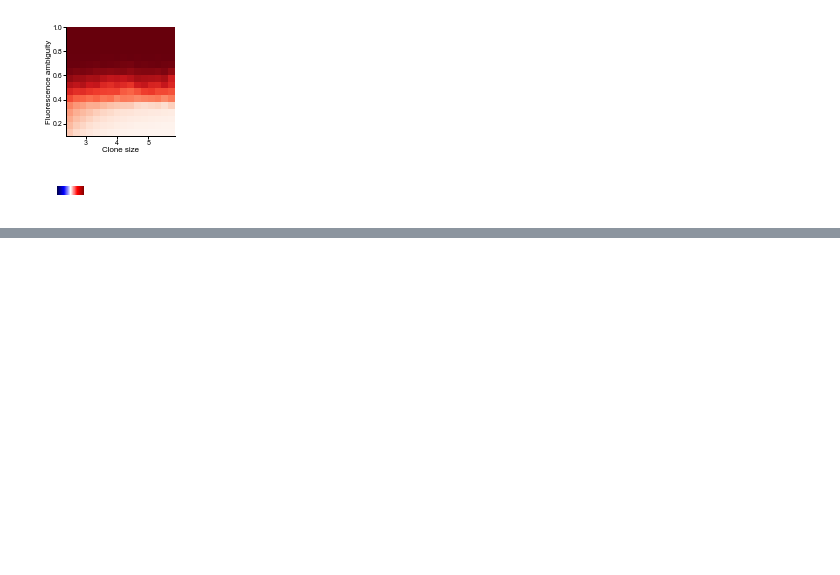
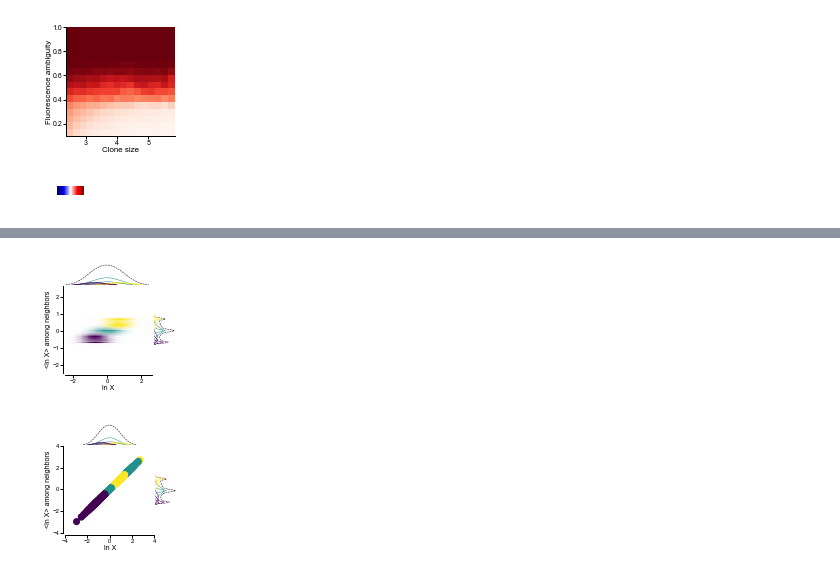
Before and after one commit to sbernasek/flyqma, a Jupyter notebook: notebooks/figures/figure_4.ipynb, the cells around one changed output, grey strips where cells are left out. Drawn from its saved outputs; the diff is of its cells as text; code cells hidden in the pictures; blank space fills up the shorter version.

```diff
--- a/notebooks/figures/figure_4.ipynb
+++ b/notebooks/figures/figure_4.ipynb
@@ -419,0 +490,13 @@ savefig(fig, 'relative_colorscale')
+# %%
+batch_id = 0
+ambiguity_id = 10
+job = benchmarking.load_job(batch_id, ambiguity_id)
+# %%
+batch = sweep.batches[0, batch_id]
+# %%
+simulation = batch.load_simulation(10)
+data = simulation.measure(ambiguity=job.ambiguity)
+# %%
+values = np.repeat(data[job.attribute].values.reshape(-1, 1), 2, axis=1)
+job.annotator.classifier.model.values = np.log(values)
+job.annotator.classifier._values = values
@@ -419,0 +505,6 @@ savefig(fig, 'relative_colorscale')
+# %%
+_ = job.annotator.classifier.plot_bivariate_pdf()
+_ = job.annotator.classifier.plot_bivariate_data()
+# %% [output]
+[figure, added]
+[figure, added]
```
Also changed, not shown: parts of 31 cells of this notebook, 9 other files.
